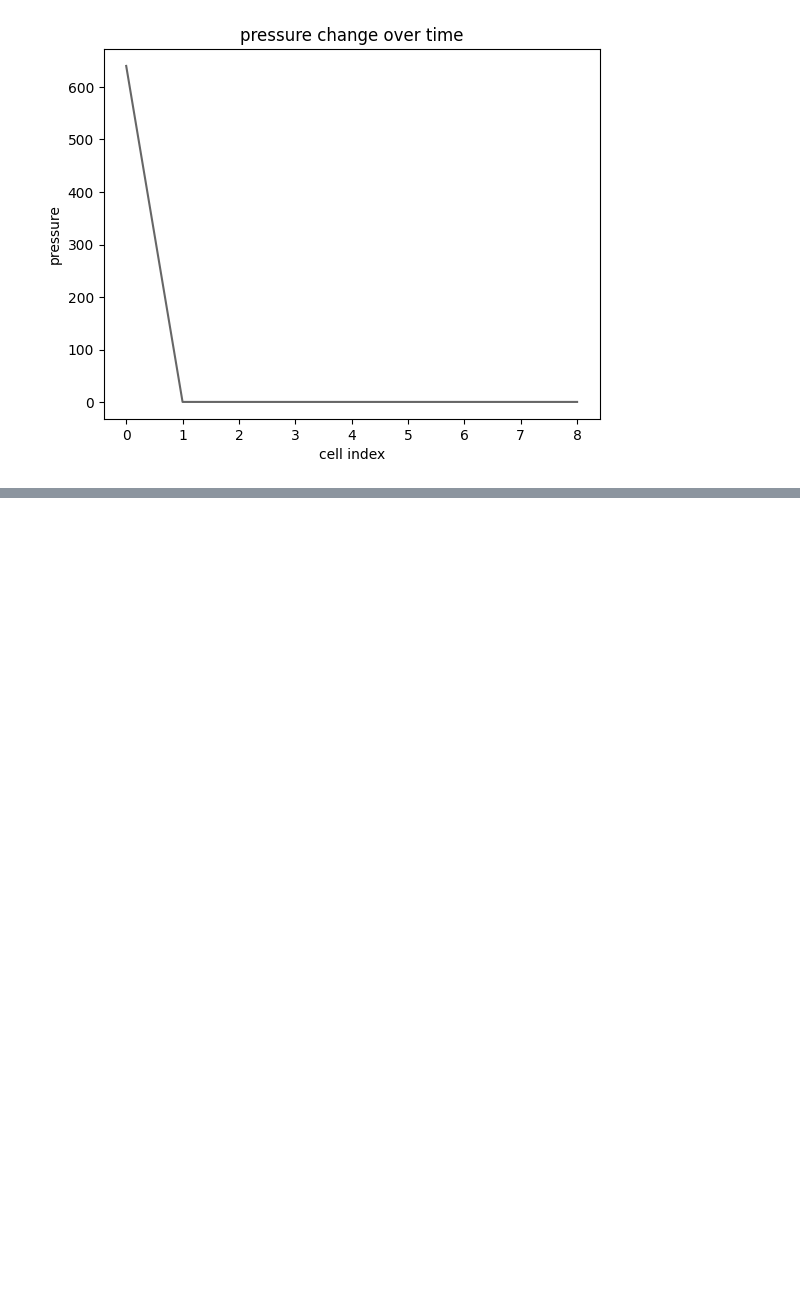
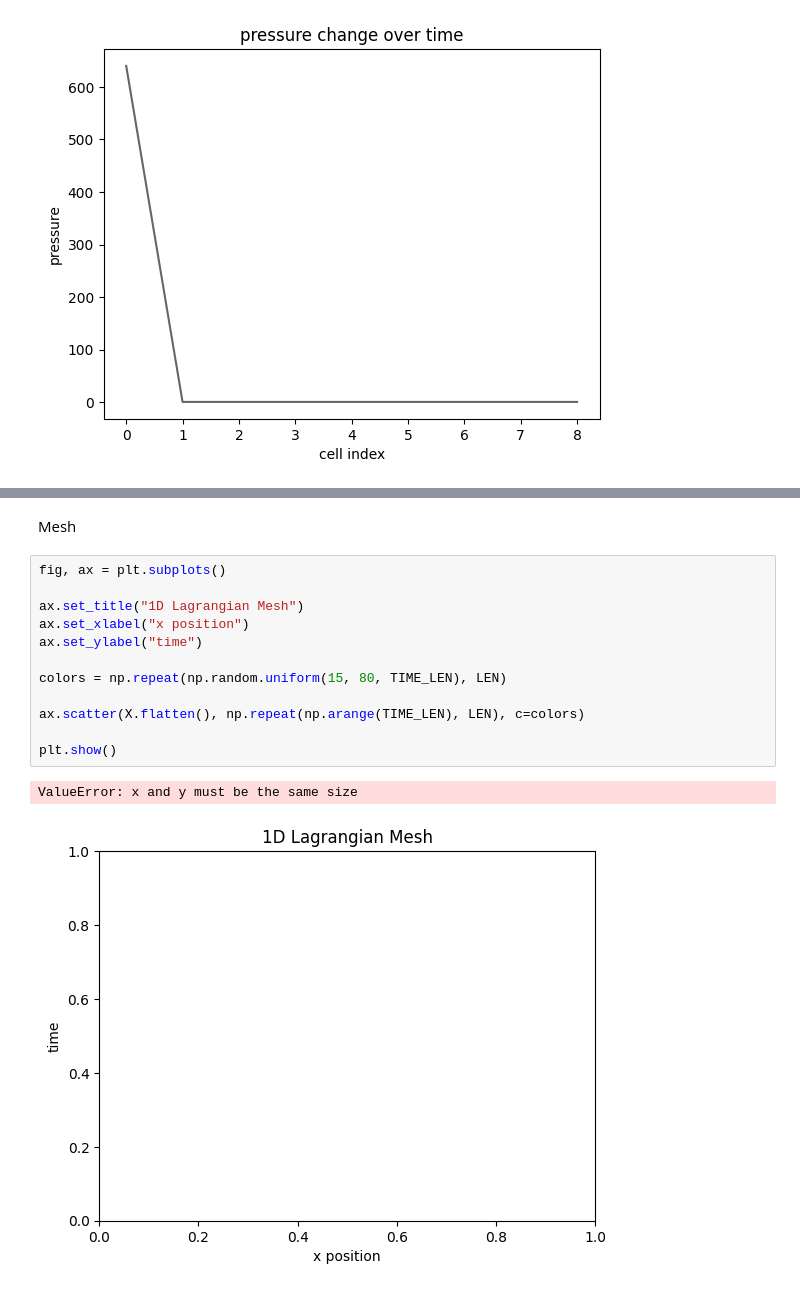
Before and after one commit to curtisjhu/notebooks, a Jupyter notebook: fusion-ignition/hydrocode.ipynb, the cells around one changed output, grey strips where cells are left out. Cells and saved outputs as stored; diff of their text form; blank space fills up the shorter version.

```diff
--- a/fusion-ignition/hydrocode.ipynb
+++ b/fusion-ignition/hydrocode.ipynb
@@ -386,0 +509,17 @@ AttributeError: 'list' object has no attribute 'set_ydata'
+# %% [markdown]
+Mesh
+# %%
+fig, ax = plt.subplots()
+
+ax.set_title("1D Lagrangian Mesh")
+ax.set_xlabel("x position")
+ax.set_ylabel("time")
+
+colors = np.repeat(np.random.uniform(15, 80, TIME_LEN), LEN)
+
+ax.scatter(X.flatten(), np.repeat(np.arange(TIME_LEN), LEN), c=colors)
+
+plt.show()
+# %% [output]
+ValueError: x and y must be the same size
+[figure, added]
```
Also changed, not shown: parts of 6 cells of this notebook, 1 other file.
